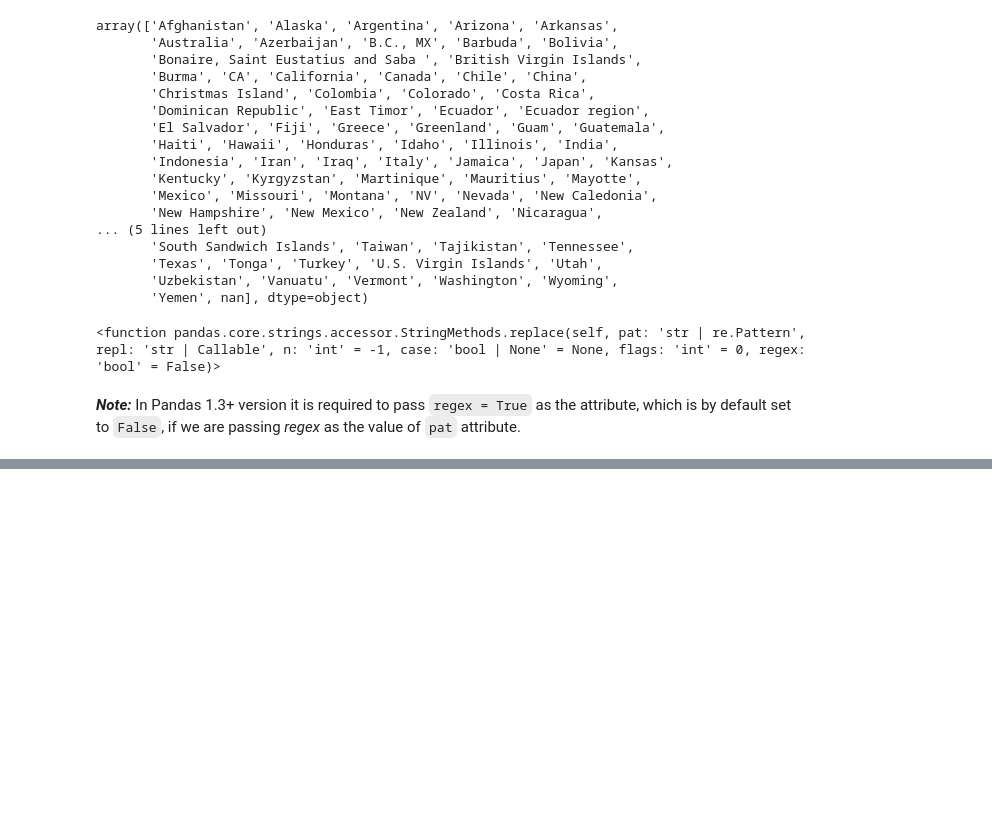
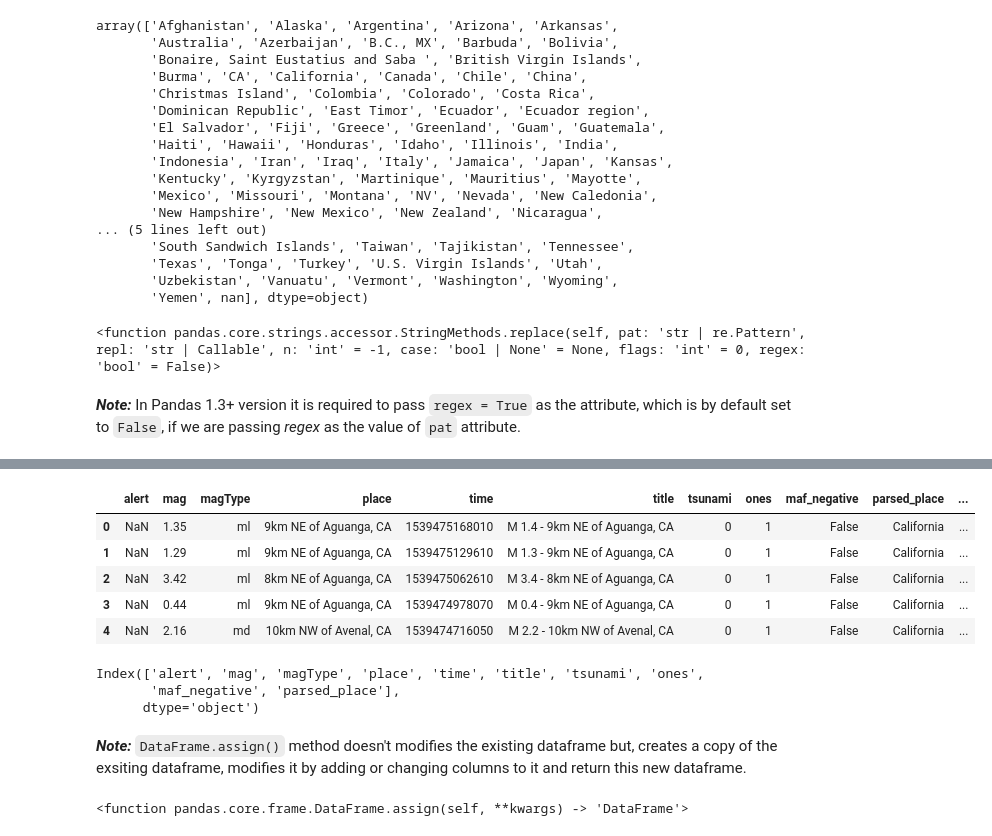
Before and after one commit to OfTheByteQuest/Data-Analytics-Learning-and-Projects, a Jupyter notebook: Chapter-2/Chapter-2.ipynb, the cells around one changed output, grey strips where cells are left out. Drawn from its saved outputs; the diff is of its cells as text; code cells hidden in the pictures; blank space fills up the shorter version.

```diff
--- a/Chapter-2/Chapter-2.ipynb
+++ b/Chapter-2/Chapter-2.ipynb
@@ -920,2 +920,26 @@ array(['Afghanistan', 'Alaska', 'Argentina', 'Arizona', 'Arkansas',
 # %%
 pd.Series.str.replace??
+# %%
+df.assign(
+    in_ca = df.parsed_place.str.contains('California'),
+    in_alaska = df.parsed_place.str.contains('Alaska')
+).head()
+# %% [output]
+|  | alert | mag | magType | place | time | title | tsunami | ones | maf_negative | parsed_place | ... |
+| 0 | NaN | 1.35 | ml | 9km NE of Aguanga, CA | 1539475168010 | M 1.4 - 9km NE of Aguanga, CA | 0 | 1 | False | California | ... |
+| 1 | NaN | 1.29 | ml | 9km NE of Aguanga, CA | 1539475129610 | M 1.3 - 9km NE of Aguanga, CA | 0 | 1 | False | California | ... |
+| 2 | NaN | 3.42 | ml | 8km NE of Aguanga, CA | 1539475062610 | M 3.4 - 8km NE of Aguanga, CA | 0 | 1 | False | California | ... |
+| 3 | NaN | 0.44 | ml | 9km NE of Aguanga, CA | 1539474978070 | M 0.4 - 9km NE of Aguanga, CA | 0 | 1 | False | California | ... |
+| 4 | NaN | 2.16 | md | 10km NW of Avenal, CA | 1539474716050 | M 2.2 - 10km NW of Avenal, CA | 0 | 1 | False | California | ... |
+# %%
+df.columns
+# %% [output]
+Index(['alert', 'mag', 'magType', 'place', 'time', 'title', 'tsunami', 'ones',
+       'maf_negative', 'parsed_place'],
+      dtype='object')
+# %% [markdown]
+***Note:*** `DataFrame.assign()` method doesn't modifies the existing dataframe but, creates a copy of the exsiting dataframe, modifies it by adding or changing columns to it and return this new dataframe.
+# %%
+pd.DataFrame.assign
+# %% [output]
+<function pandas.core.frame.DataFrame.assign(self, **kwargs) -> 'DataFrame'>
```
Also changed, not shown: parts of 34 cells of this notebook.
